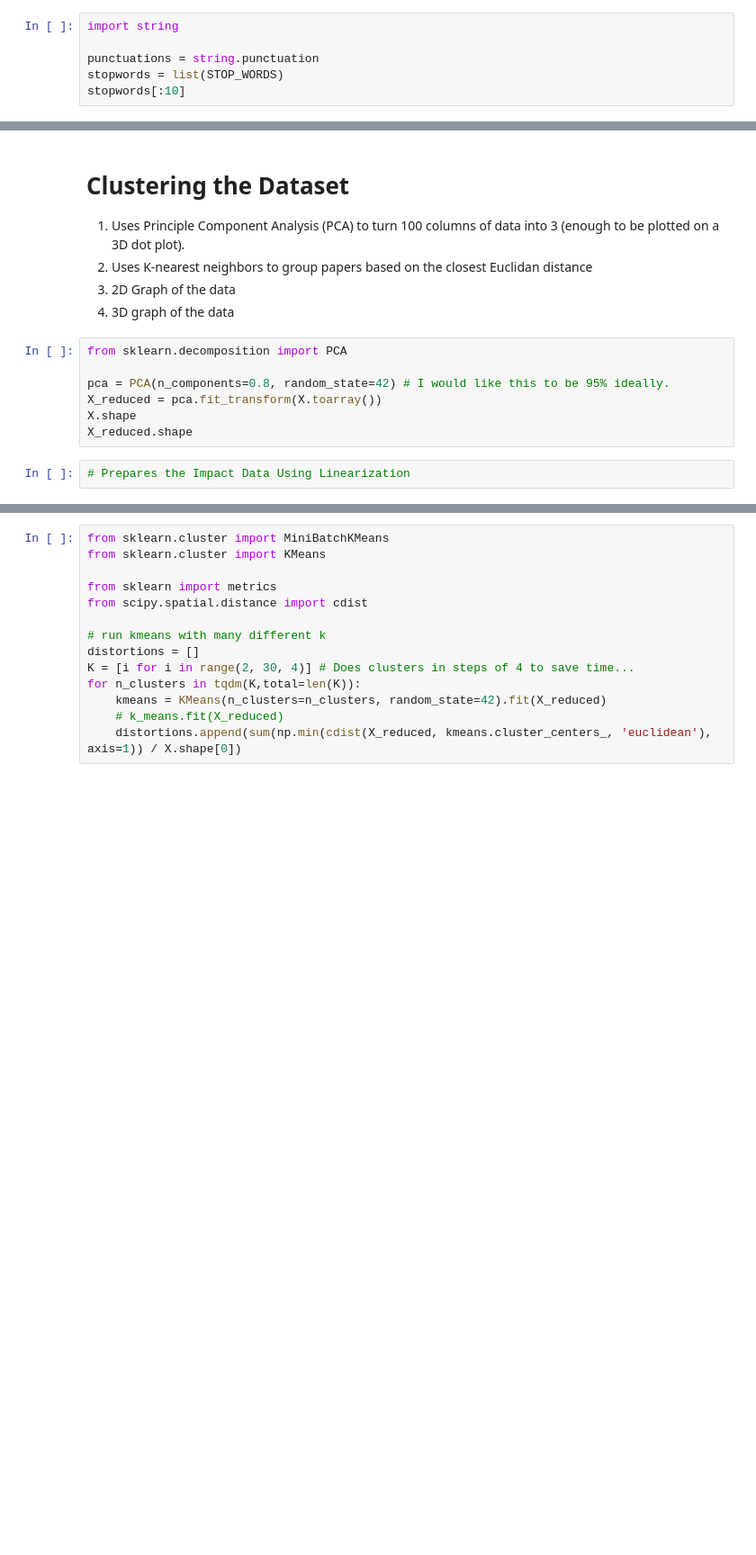
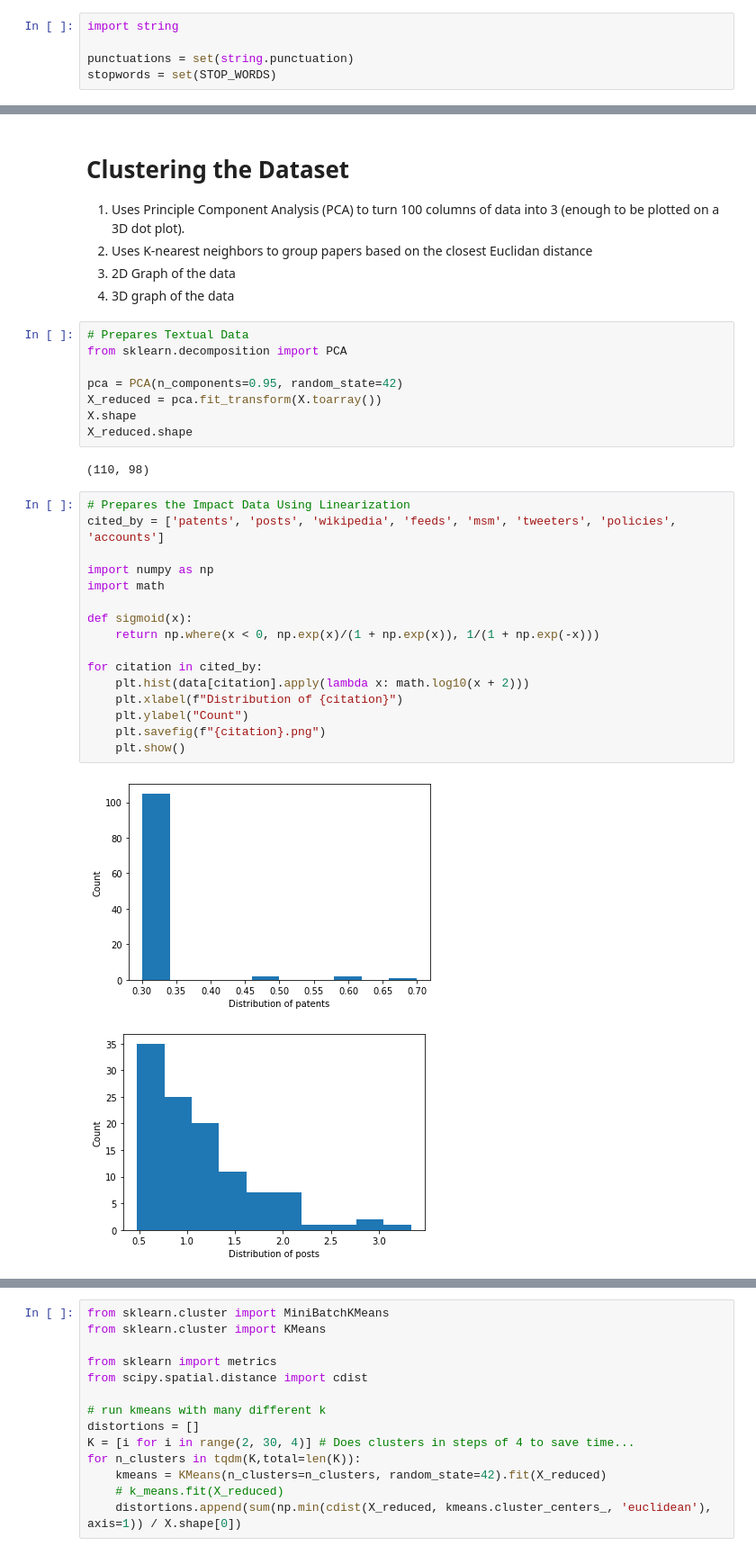
Before and after one commit to wkaisertexas/COVID-Paper-Clustering, a Jupyter notebook: covid-19-data-analysis.ipynb, the cells around one changed output, grey strips where cells are left out. Shown at 90% size. Saved outputs shown, nothing was run; the diff lists cells and outputs as text; blank space fills up the shorter version.

```diff
--- a/covid-19-data-analysis.ipynb
+++ b/covid-19-data-analysis.ipynb
@@ -154,9 +205,8 @@ data = data.iloc[:80000,:] # Goes down to 60,000 entries (I am super worried abo
 # %%
 import string
 
-punctuations = string.punctuation
-stopwords = list(STOP_WORDS)
-stopwords[:10]
+punctuations = set(string.punctuation)
+stopwords = set(STOP_WORDS)
 # %%
 custom_stop_words = [
     'doi', 'preprint', 'copyright', 'peer', 'reviewed', 'org', 'https', 'et', 'al', 'author', 'figure',
@@ -342,11 +431,31 @@ plt.show()
 3. 2D Graph of the data
 4. 3D graph of the data
 # %%
+# Prepares Textual Data
 from sklearn.decomposition import PCA
 
-pca = PCA(n_components=0.8, random_state=42) # I would like this to be 95% ideally.
+pca = PCA(n_components=0.95, random_state=42)
 X_reduced = pca.fit_transform(X.toarray())
 X.shape
 X_reduced.shape
+# %% [output]
+(110, 98)
-# %%
-# Prepares the Impact Data Using Linearization
+# %%
+# Prepares the Impact Data Using Linearization
+cited_by = ['patents', 'posts', 'wikipedia', 'feeds', 'msm', 'tweeters', 'policies', 'accounts']
+
+import numpy as np
+import math
+
+def sigmoid(x):
+    return np.where(x < 0, np.exp(x)/(1 + np.exp(x)), 1/(1 + np.exp(-x)))
+
+for citation in cited_by:
+    plt.hist(data[citation].apply(lambda x: math.log10(x + 2)))
+    plt.xlabel(f"Distribution of {citation}")
+    plt.ylabel("Count")
+    plt.savefig(f"{citation}.png")
+    plt.show()
+# %% [output]
+[figure, added]
+[figure, added]
```
Also changed, not shown: parts of 44 cells of this notebook.
